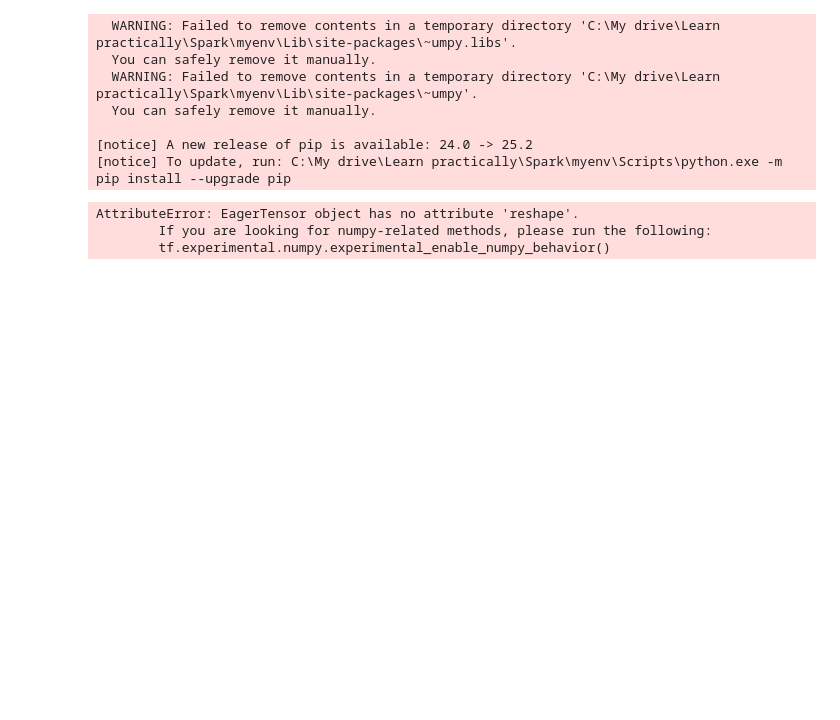
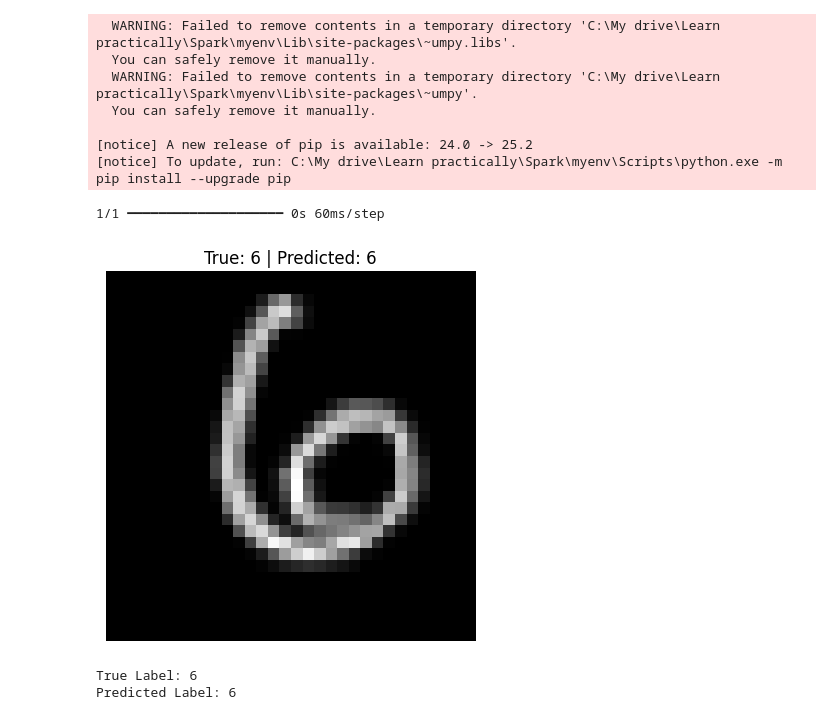
Before and after one commit to Hariprasath191/Project-Based-Learnings, a Jupyter notebook: CNN/Lenet/train.ipynb, the cells around one changed output. Cells and saved outputs as stored; diff of their text form; code cells hidden in the pictures; blank space fills up the shorter version.

```diff
--- a/CNN/Lenet/train.ipynb
+++ b/CNN/Lenet/train.ipynb
@@ -136,30 +136,29 @@ Note: you may need to restart the kernel to use updated packages.
 [notice] A new release of pip is available: 24.0 -> 25.2
 [notice] To update, run: C:\My drive\Learn practically\Spark\myenv\Scripts\python.exe -m pip install --upgrade pip
 # %%
-import numpy as np
-import matplotlib.pyplot as plt
+# Pick a sample from the test set (example: index 15)
+index = 100
+img = x_test[index]
 
-# Pick a test image (e.g., index 0)
-index = 0
-sample_image = x_test[index]       # Shape: (32, 32, 1)
-sample_label = np.argmax(y_test[index])  # True label
+# Preprocess the image to match LeNet input (32x32, normalized, channel=1)
+img_resized = cv2.resize(img, (32, 32))  # LeNet expects 32x32 input
+img_input = img_resized / 255.0
+img_input = img_input.reshape(1, 32, 32, 1)
 
-# Reshape for prediction
-sample_input = sample_image.reshape(1, 32, 32, 1)
-
-# Predict
-prediction = model.predict(sample_input)
+# Predict using trained model
+prediction = model.predict(img_input)
 predicted_class = np.argmax(prediction)
 
-print("True Label:", sample_label)
-print("Predicted Label:", predicted_class)
-
-# Visualize the image
-plt.imshow(sample_image.squeeze(), cmap='gray')
-plt.title(f"True: {sample_label} | Predicted: {predicted_class}")
+# Show results
+plt.imshow(img_resized, cmap='gray')
+plt.title(f"True: {y_test[index]} | Predicted: {predicted_class}")
 plt.axis('off')
 plt.show()
+
+print("True Label:", y_test[index])
+print("Predicted Label:", predicted_class)
 # %% [output]
-AttributeError: EagerTensor object has no attribute 'reshape'.
-        If you are looking for numpy-related methods, please run the following:
-        tf.experimental.numpy.experimental_enable_numpy_behavior()
+1/1 ━━━━━━━━━━━━━━━━━━━━ 0s 60ms/step
+[figure, added]
+True Label: 6
+Predicted Label: 6
```
